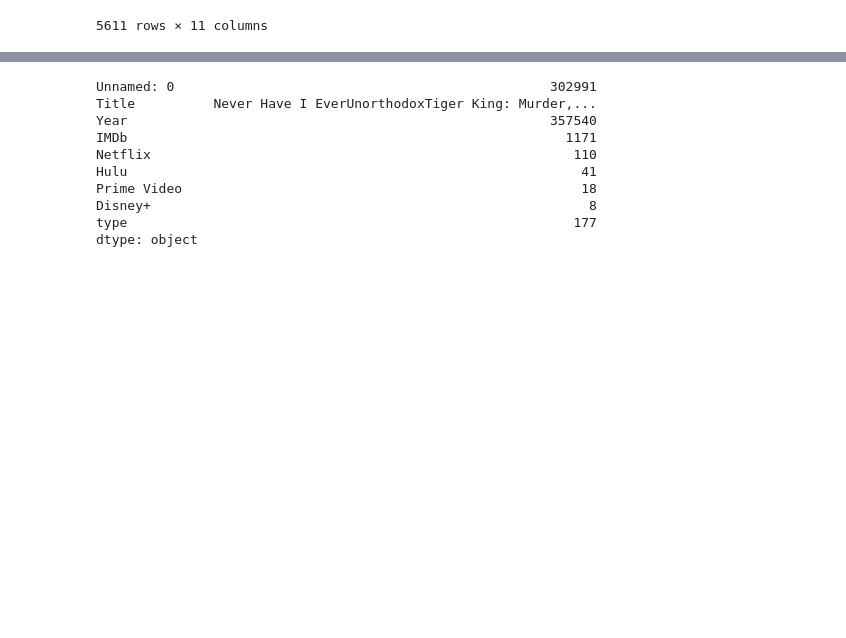
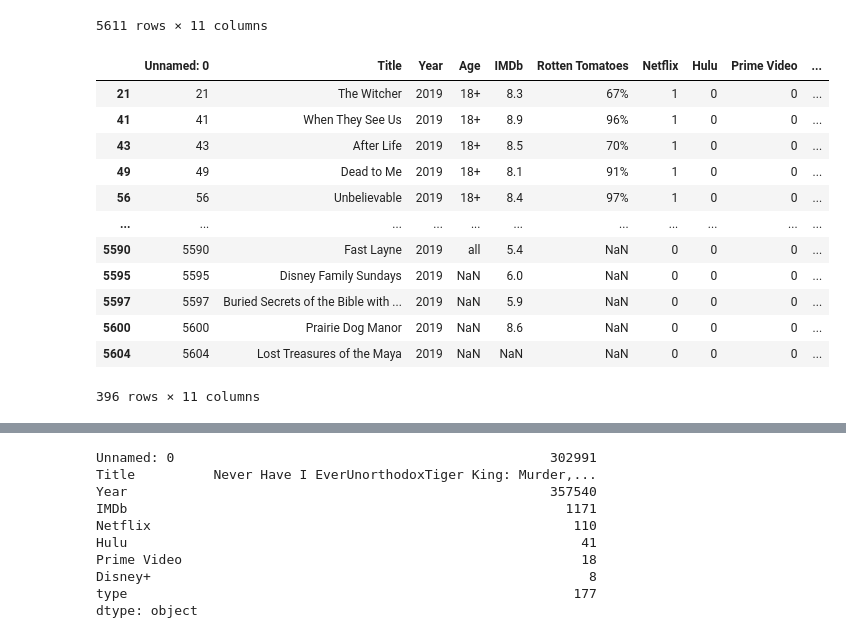
Before and after one commit to stephenbretscher/Full_Stack_Analysis_of_TV_Viewing_Habits, a Jupyter notebook: csv_cleanup.ipynb, the cells around one changed output, grey strips where cells are left out. Cells and saved outputs as stored; diff of their text form; code cells hidden in the pictures; blank space fills up the shorter version.

```diff
--- a/csv_cleanup.ipynb
+++ b/csv_cleanup.ipynb
@@ -20,6 +21,23 @@ tv_shows_df
 | 5609 | 5609 | Love & Vets | 2017 | NaN | NaN | NaN | 0 | 0 | 0 | ... |
 | 5610 | 5610 | United States of Animals | 2016 | NaN | NaN | NaN | 0 | 0 | 0 | ... |
 5611 rows × 11 columns
+# %%
+tv_shows_2019 = tv_shows_df.loc[tv_shows_df['Year'] == 2019]
+tv_shows_2019
+# %% [output]
+|  | Unnamed: 0 | Title | Year | Age | IMDb | Rotten Tomatoes | Netflix | Hulu | Prime Video | ... |
+| 21 | 21 | The Witcher | 2019 | 18+ | 8.3 | 67% | 1 | 0 | 0 | ... |
+| 41 | 41 | When They See Us | 2019 | 18+ | 8.9 | 96% | 1 | 0 | 0 | ... |
+| 43 | 43 | After Life | 2019 | 18+ | 8.5 | 70% | 1 | 0 | 0 | ... |
+| 49 | 49 | Dead to Me | 2019 | 18+ | 8.1 | 91% | 1 | 0 | 0 | ... |
+| 56 | 56 | Unbelievable | 2019 | 18+ | 8.4 | 97% | 1 | 0 | 0 | ... |
+| ... | ... | ... | ... | ... | ... | ... | ... | ... | ... | ... |
+| 5590 | 5590 | Fast Layne | 2019 | all | 5.4 | NaN | 0 | 0 | 0 | ... |
+| 5595 | 5595 | Disney Family Sundays | 2019 | NaN | 6.0 | NaN | 0 | 0 | 0 | ... |
+| 5597 | 5597 | Buried Secrets of the Bible with ... | 2019 | NaN | 5.9 | NaN | 0 | 0 | 0 | ... |
+| 5600 | 5600 | Prairie Dog Manor | 2019 | NaN | 8.6 | NaN | 0 | 0 | 0 | ... |
+| 5604 | 5604 | Lost Treasures of the Maya | 2019 | NaN | NaN | NaN | 0 | 0 | 0 | ... |
+396 rows × 11 columns
 # %%
 tv_shows_2020 = tv_shows_df.loc[tv_shows_df['Year'] == 2020]
 tv_shows_2020
```
Also changed, not shown: parts of 4 cells of this notebook.
